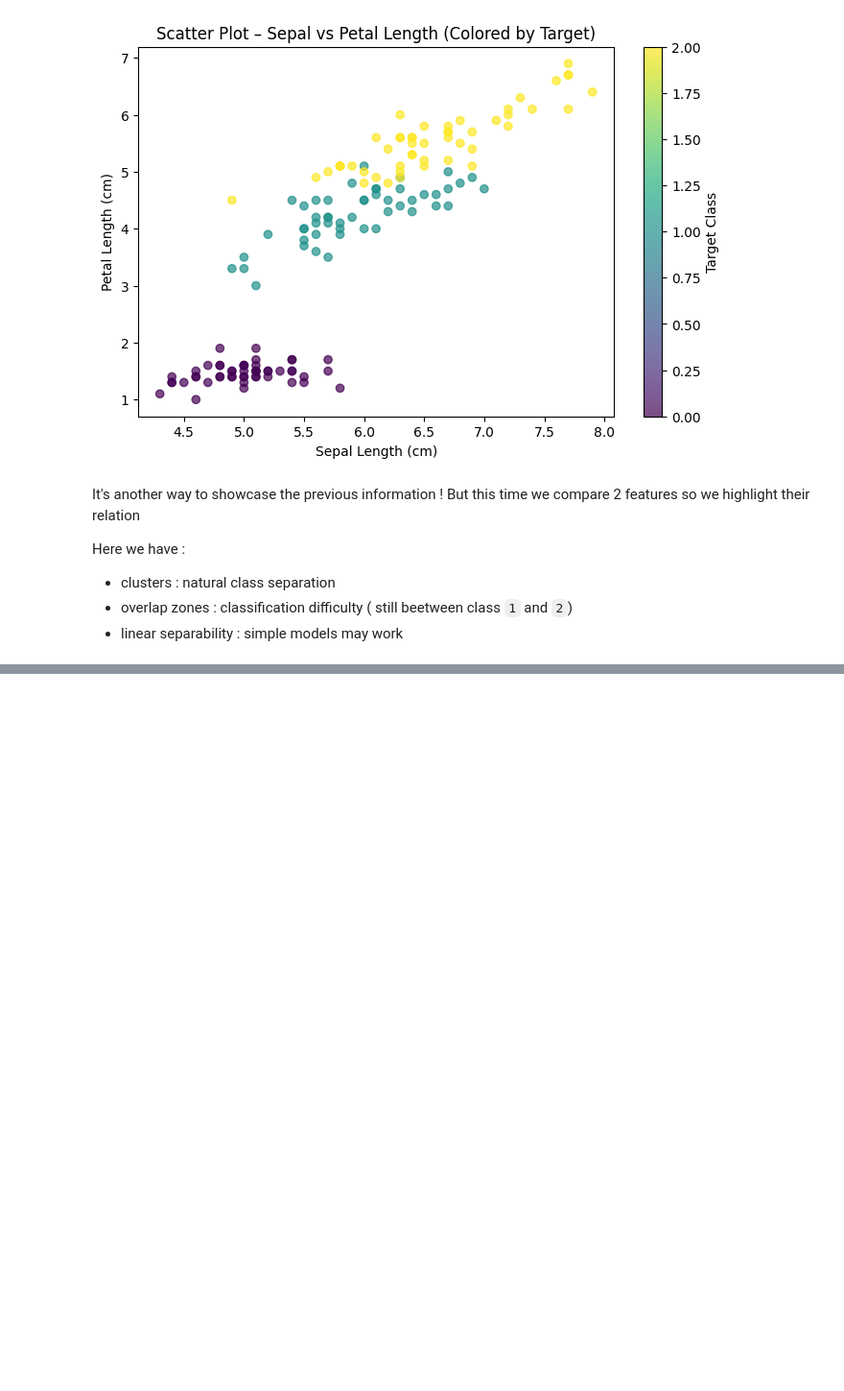
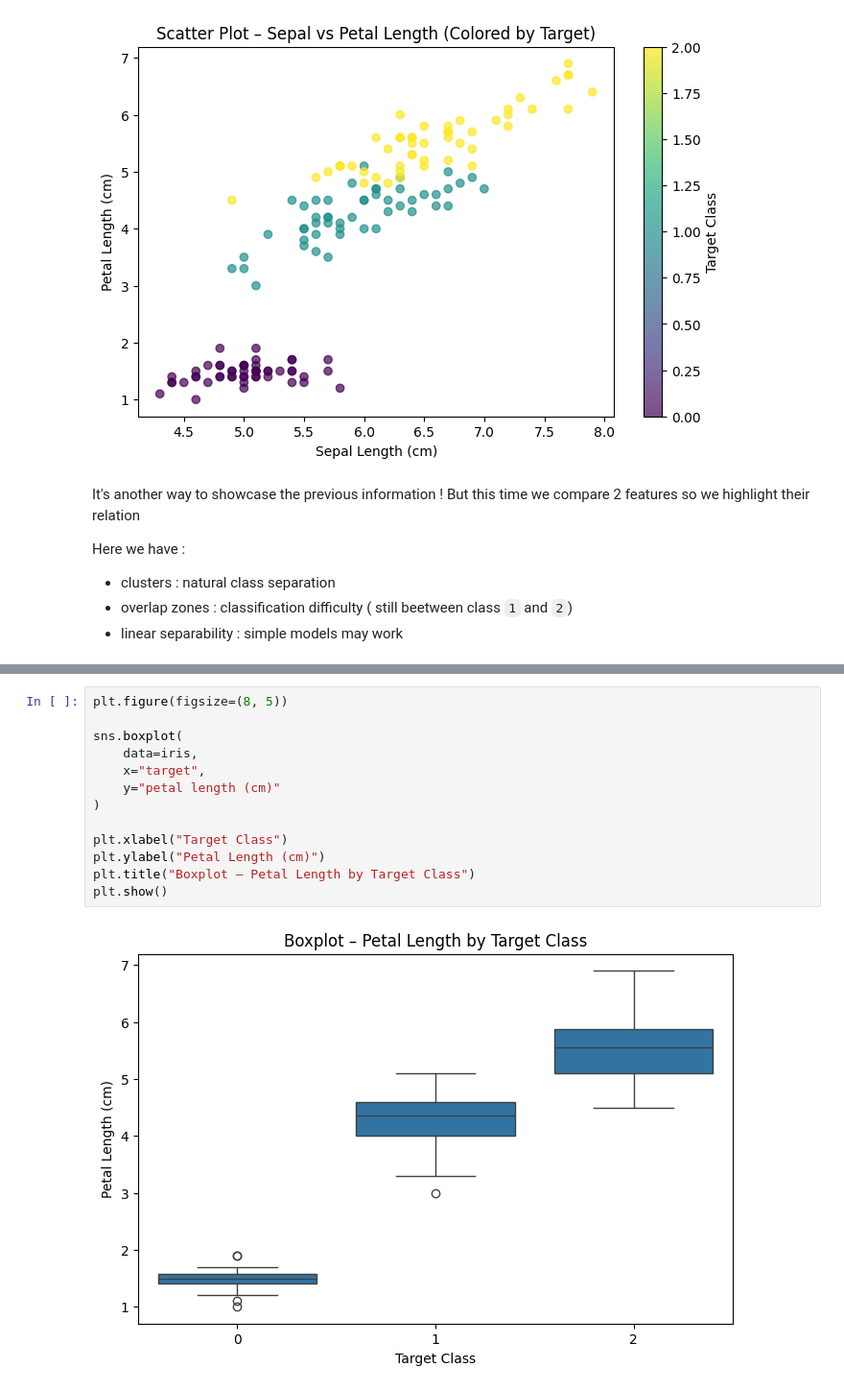
Before and after one commit to pierreprudh/Personal-Cheatsheets, a Jupyter notebook: 3 - Visualization/Vizualization_cheatsheet.ipynb, the cells around one changed output, grey strips where cells are left out. Shown at 96% size. Cells and saved outputs as stored; diff of their text form; blank space fills up the shorter version.

Commit message:
Boxplots and verification

```diff
--- a/3 - Visualization/Vizualization_cheatsheet.ipynb
+++ b/3 - Visualization/Vizualization_cheatsheet.ipynb
@@ -209,0 +217,15 @@ Here we have :
+# %%
+plt.figure(figsize=(8, 5))
+
+sns.boxplot(
+    data=iris,
+    x="target",
+    y="petal length (cm)"
+)
+
+plt.xlabel("Target Class")
+plt.ylabel("Petal Length (cm)")
+plt.title("Boxplot – Petal Length by Target Class")
+plt.show()
+# %% [output]
+[figure, added]
```
Also changed, not shown: parts of 2 cells of this notebook.
